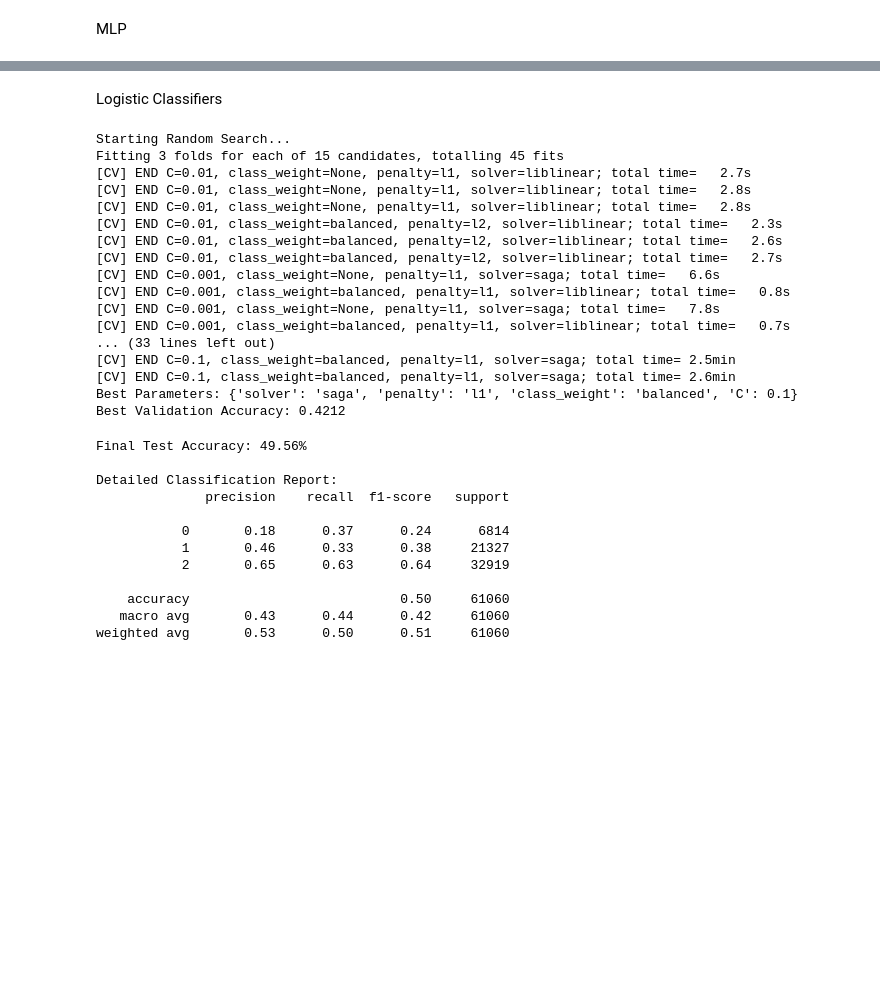
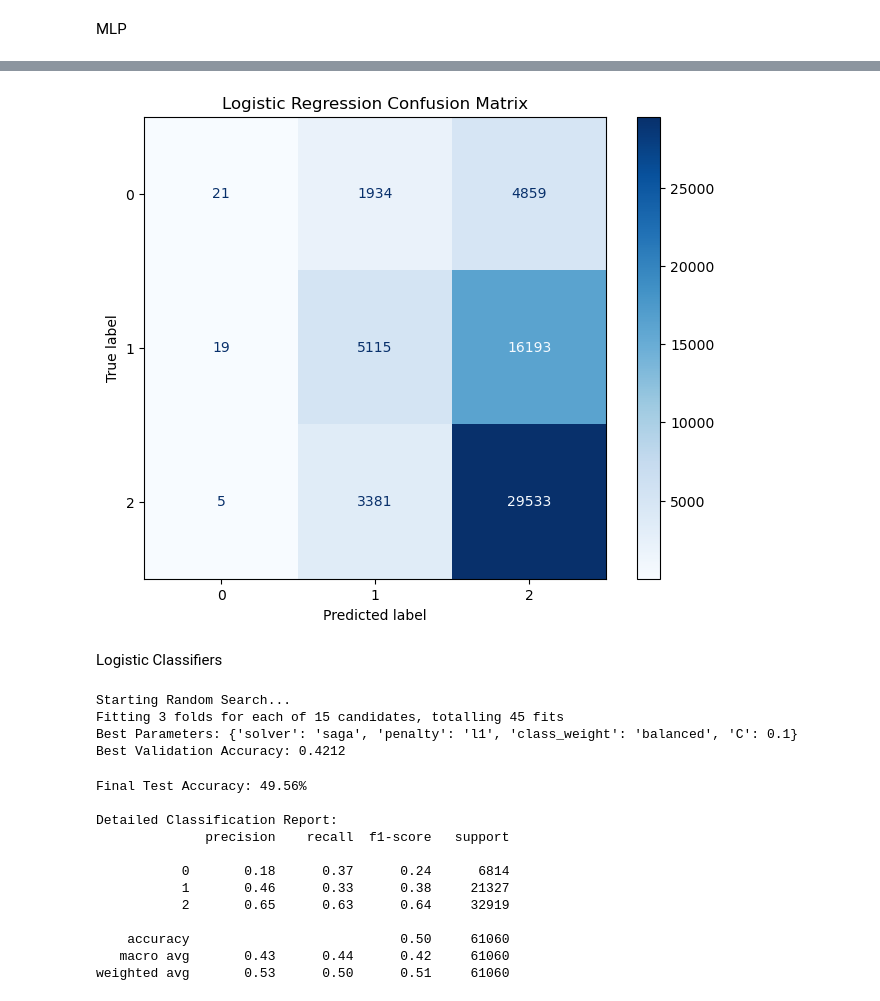
Before and after one commit to Mirror751/Masheen-Lernin, a Jupyter notebook: ML.ipynb, the cells around one changed output, grey strips where cells are left out. Saved outputs shown, nothing was run; the diff lists cells and outputs as text; code cells hidden in the pictures; blank space fills up the shorter version.

```diff
--- a/ML.ipynb
+++ b/ML.ipynb
@@ -202,0 +241,8 @@ MLP
+# %%
+bestModel=knn_search.best_estimator_
+test_prediect=bestModel.predict(X_te)
+test_acc=accuracy_score(y_te,test_prediect)
+
+print(f"Final Test Accuracy: {test_acc * 100:.2f}%\n")
+print("Detailed Classification Report:")
+print(classification_report(y_te, test_prediect))
@@ -202,0 +262,12 @@ MLP
+# %%
+cm = confusion_matrix(y_te, test_prediect, labels=bestModel.classes_)
+
+disp = ConfusionMatrixDisplay(confusion_matrix=cm, display_labels=bestModel.classes_)
+
+fig, ax = plt.subplots(figsize=(8, 6))
+disp.plot(cmap='Blues', ax=ax, values_format='d')
+
+plt.title("Logistic Regression Confusion Matrix")
+plt.show()
+# %% [output]
+[figure, added]
@@ -228,7 +330,7 @@ random_S = RandomizedSearchCV(
     n_iter = 15,
     cv = 3,
     scoring = 'f1_macro', # was accuracy
-    n_jobs = 6,     # number of cores
+    n_jobs = 24,     # number of cores
     verbose = 2,
     random_state = seed
 )
@@ -241,19 +343,6 @@ print(f"Best Validation Accuracy: {random_S.best_score_:.4f}")
 # %% [output]
 Starting Random Search...
 Fitting 3 folds for each of 15 candidates, totalling 45 fits
-[CV] END C=0.01, class_weight=None, penalty=l1, solver=liblinear; total time=   2.7s
-[CV] END C=0.01, class_weight=None, penalty=l1, solver=liblinear; total time=   2.8s
-[CV] END C=0.01, class_weight=None, penalty=l1, solver=liblinear; total time=   2.8s
-[CV] END C=0.01, class_weight=balanced, penalty=l2, solver=liblinear; total time=   2.3s
-[CV] END C=0.01, class_weight=balanced, penalty=l2, solver=liblinear; total time=   2.6s
-[CV] END C=0.01, class_weight=balanced, penalty=l2, solver=liblinear; total time=   2.7s
-[CV] END C=0.001, class_weight=None, penalty=l1, solver=saga; total time=   6.6s
-[CV] END C=0.001, class_weight=balanced, penalty=l1, solver=liblinear; total time=   0.8s
-[CV] END C=0.001, class_weight=None, penalty=l1, solver=saga; total time=   7.8s
-[CV] END C=0.001, class_weight=balanced, penalty=l1, solver=liblinear; total time=   0.7s
-... (33 lines left out)
-[CV] END C=0.1, class_weight=balanced, penalty=l1, solver=saga; total time= 2.5min
-[CV] END C=0.1, class_weight=balanced, penalty=l1, solver=saga; total time= 2.6min
 Best Parameters: {'solver': 'saga', 'penalty': 'l1', 'class_weight': 'balanced', 'C': 0.1}
 Best Validation Accuracy: 0.4212
 # %%
```
Also changed, not shown: parts of 5 cells of this notebook.
